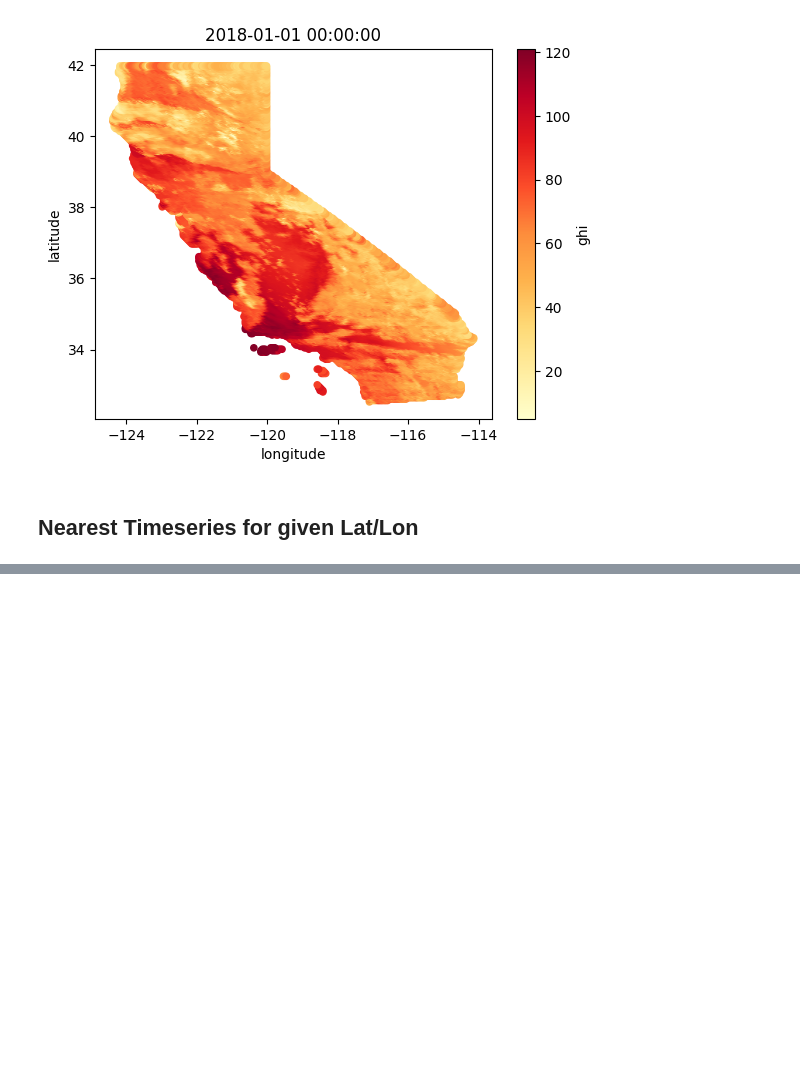
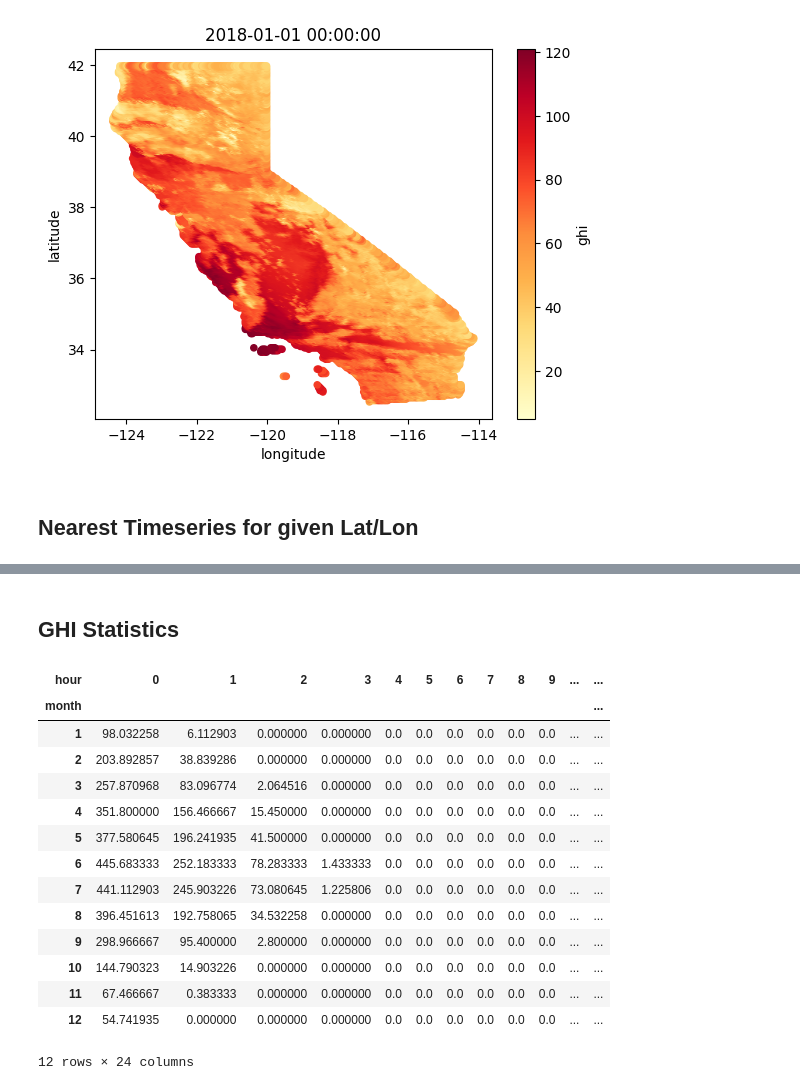
Before and after one commit to 186shades/ECE143-Team13, a Jupyter notebook: notebooks/Supply_Visualization.ipynb, the cells around one changed output, grey strips where cells are left out. Saved outputs shown, nothing was run; the diff lists cells and outputs as text; code cells hidden in the pictures; blank space fills up the shorter version.

```diff
--- a/notebooks/Supply_Visualization.ipynb
+++ b/notebooks/Supply_Visualization.ipynb
@@ -133,0 +204,28 @@ print("Coordinates of nearest point: \t {}".format([NewYorkCity_idx]))
+# %% [markdown]
+## GHI Statistics
+# %%
+df = pd.DataFrame({'ghi': tseries}, index=time_index)
+df["year"] = df.index.year
+df["month"] = df.index.month
+df["day"] = df.index.day
+df["hour"] = df.index.hour
+
+agg = df.groupby(["month","hour"]).mean()
+agg = agg.reset_index().pivot(index="month",columns="hour",values="ghi")
+agg
+# %% [output]
+| hour | 0 | 1 | 2 | 3 | 4 | 5 | 6 | 7 | 8 | 9 | ... | ... |
+| month |  |  |  |  |  |  |  |  |  |  |  | ... |
+| 1 | 98.032258 | 6.112903 | 0.000000 | 0.000000 | 0.0 | 0.0 | 0.0 | 0.0 | 0.0 | 0.0 | ... | ... |
+| 2 | 203.892857 | 38.839286 | 0.000000 | 0.000000 | 0.0 | 0.0 | 0.0 | 0.0 | 0.0 | 0.0 | ... | ... |
+| 3 | 257.870968 | 83.096774 | 2.064516 | 0.000000 | 0.0 | 0.0 | 0.0 | 0.0 | 0.0 | 0.0 | ... | ... |
+| 4 | 351.800000 | 156.466667 | 15.450000 | 0.000000 | 0.0 | 0.0 | 0.0 | 0.0 | 0.0 | 0.0 | ... | ... |
+| 5 | 377.580645 | 196.241935 | 41.500000 | 0.000000 | 0.0 | 0.0 | 0.0 | 0.0 | 0.0 | 0.0 | ... | ... |
+| 6 | 445.683333 | 252.183333 | 78.283333 | 1.433333 | 0.0 | 0.0 | 0.0 | 0.0 | 0.0 | 0.0 | ... | ... |
+| 7 | 441.112903 | 245.903226 | 73.080645 | 1.225806 | 0.0 | 0.0 | 0.0 | 0.0 | 0.0 | 0.0 | ... | ... |
+| 8 | 396.451613 | 192.758065 | 34.532258 | 0.000000 | 0.0 | 0.0 | 0.0 | 0.0 | 0.0 | 0.0 | ... | ... |
+| 9 | 298.966667 | 95.400000 | 2.800000 | 0.000000 | 0.0 | 0.0 | 0.0 | 0.0 | 0.0 | 0.0 | ... | ... |
+| 10 | 144.790323 | 14.903226 | 0.000000 | 0.000000 | 0.0 | 0.0 | 0.0 | 0.0 | 0.0 | 0.0 | ... | ... |
+| 11 | 67.466667 | 0.383333 | 0.000000 | 0.000000 | 0.0 | 0.0 | 0.0 | 0.0 | 0.0 | 0.0 | ... | ... |
+| 12 | 54.741935 | 0.000000 | 0.000000 | 0.000000 | 0.0 | 0.0 | 0.0 | 0.0 | 0.0 | 0.0 | ... | ... |
+12 rows × 24 columns
```
Also changed, not shown: parts of 14 cells of this notebook.
